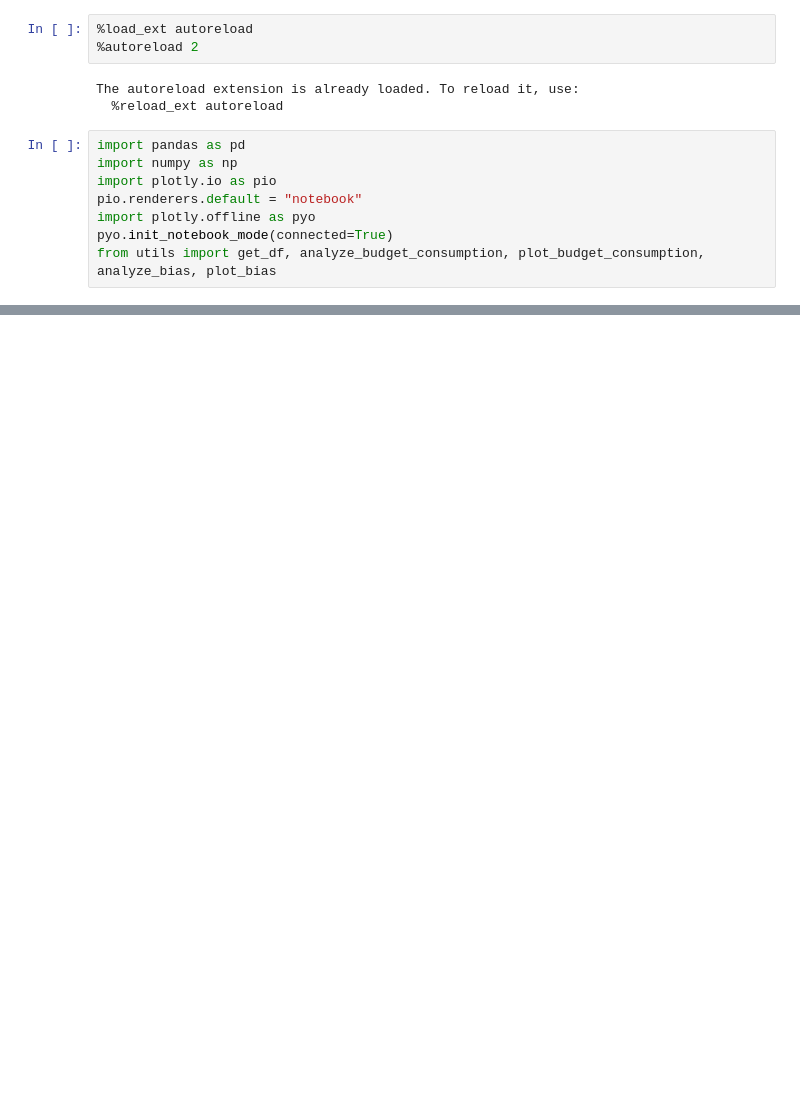
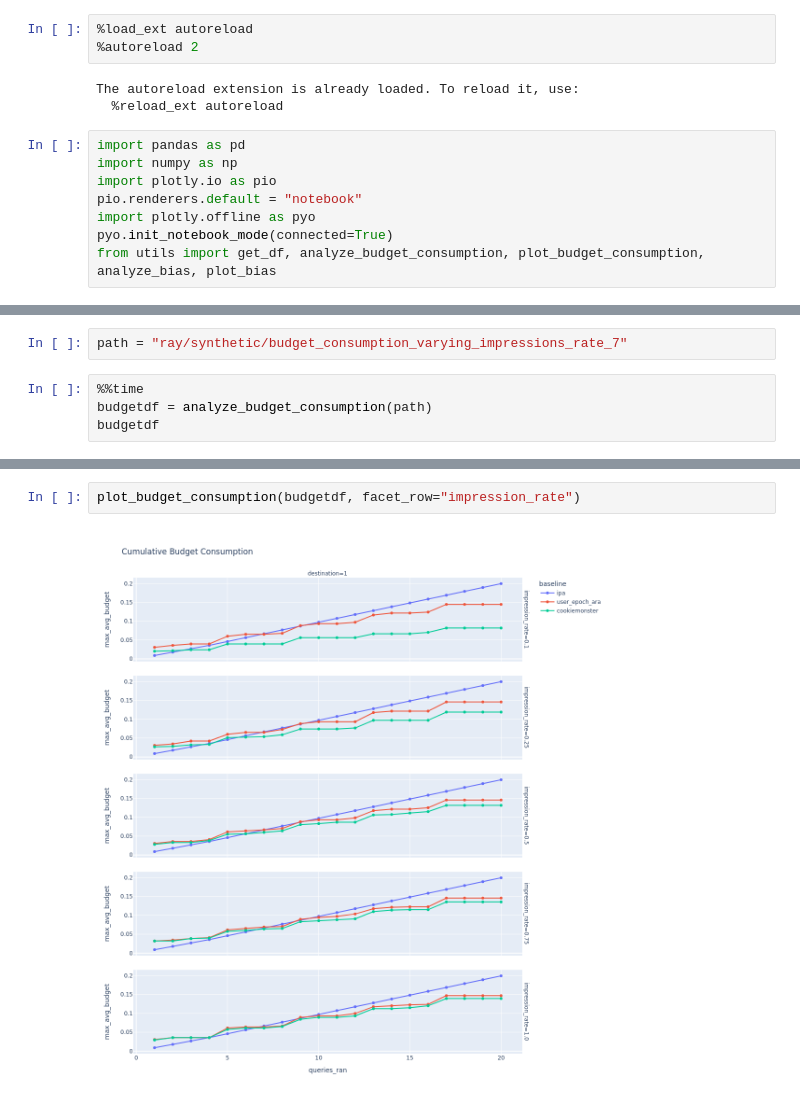
Before and after one commit to columbia/cookiemonster, a Jupyter notebook: cookiemonster/notebooks/analysis.ipynb, the cells around one changed output, grey strips where cells are left out. Cells and saved outputs as stored; diff of their text form; blank space fills up the shorter version.

```diff
--- a/cookiemonster/notebooks/analysis.ipynb
+++ b/cookiemonster/notebooks/analysis.ipynb
@@ -53,0 +58,6 @@ plot_budget_consumption(budget_df)
+# %%
+path = "ray/synthetic/budget_consumption_varying_impressions_rate_7"
+# %%
+%%time
+budgetdf = analyze_budget_consumption(path)
+budgetdf
@@ -53,0 +95,4 @@ plot_budget_consumption(budget_df)
+# %%
+plot_budget_consumption(budgetdf, facet_row="impression_rate")
+# %% [output]
+[figure, added]
```
Also changed, not shown: parts of 6 cells of this notebook, 3 other files.
